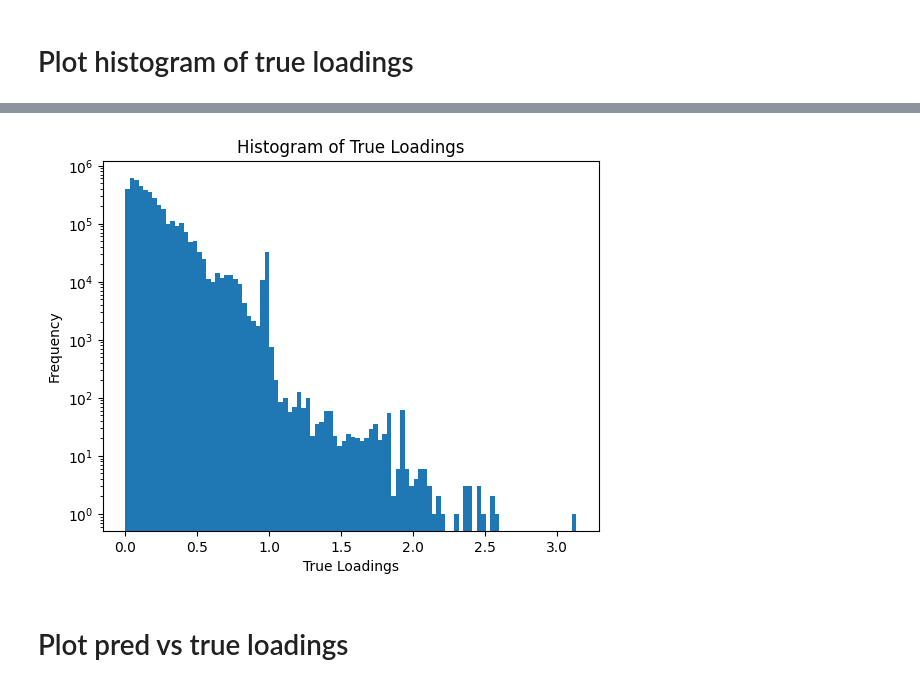
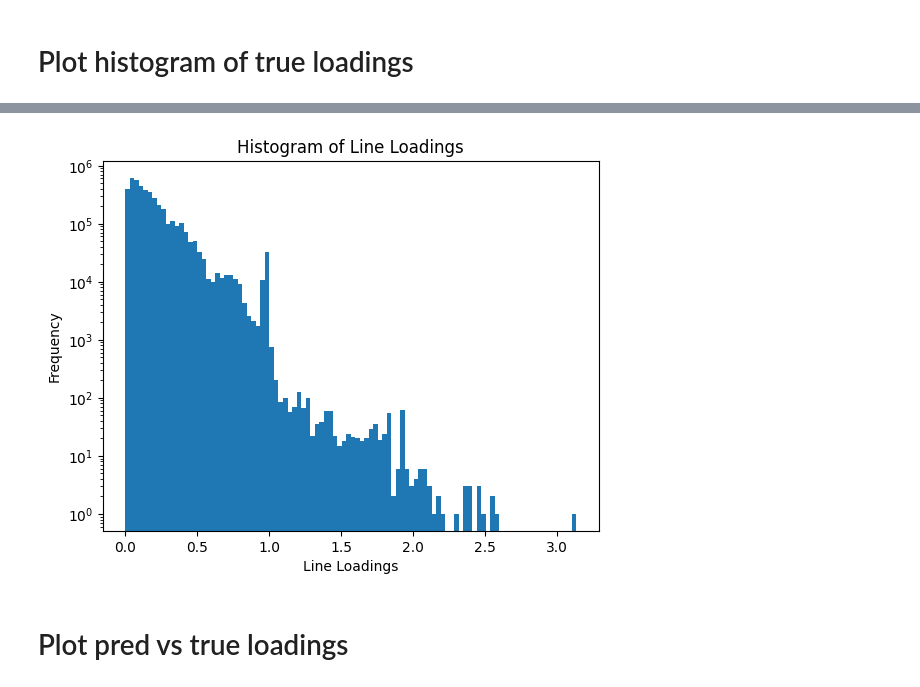
Before and after one commit to gridfm/gridfm-datakit, a Jupyter notebook: notebooks/post_processing.ipynb, the cells around one changed output, grey strips where cells are left out. Cells and saved outputs as stored; diff of their text form; code cells hidden in the pictures.

```diff
--- a/notebooks/post_processing.ipynb
+++ b/notebooks/post_processing.ipynb
@@ -317,13 +465,13 @@ plt.show()
 # %%
 plt.hist(loadings[removed_lines==False], bins=100)
-plt.xlabel("True Loadings")
+plt.xlabel("Line Loadings")
 plt.ylabel("Frequency")
-plt.title("Histogram of True Loadings")
+plt.title("Histogram of Line Loadings")
 # log scale
 plt.yscale("log")
-plt.savefig("loadings_histogram.png")
+plt.savefig("loadings_histogram.pdf")
 plt.show()
 # %% [output]
-[figure, old version]
+[figure, new version]
 # %% [markdown]
 # Plot pred vs true loadings
```
Also changed, not shown: parts of 35 cells of this notebook, 1 other file.
